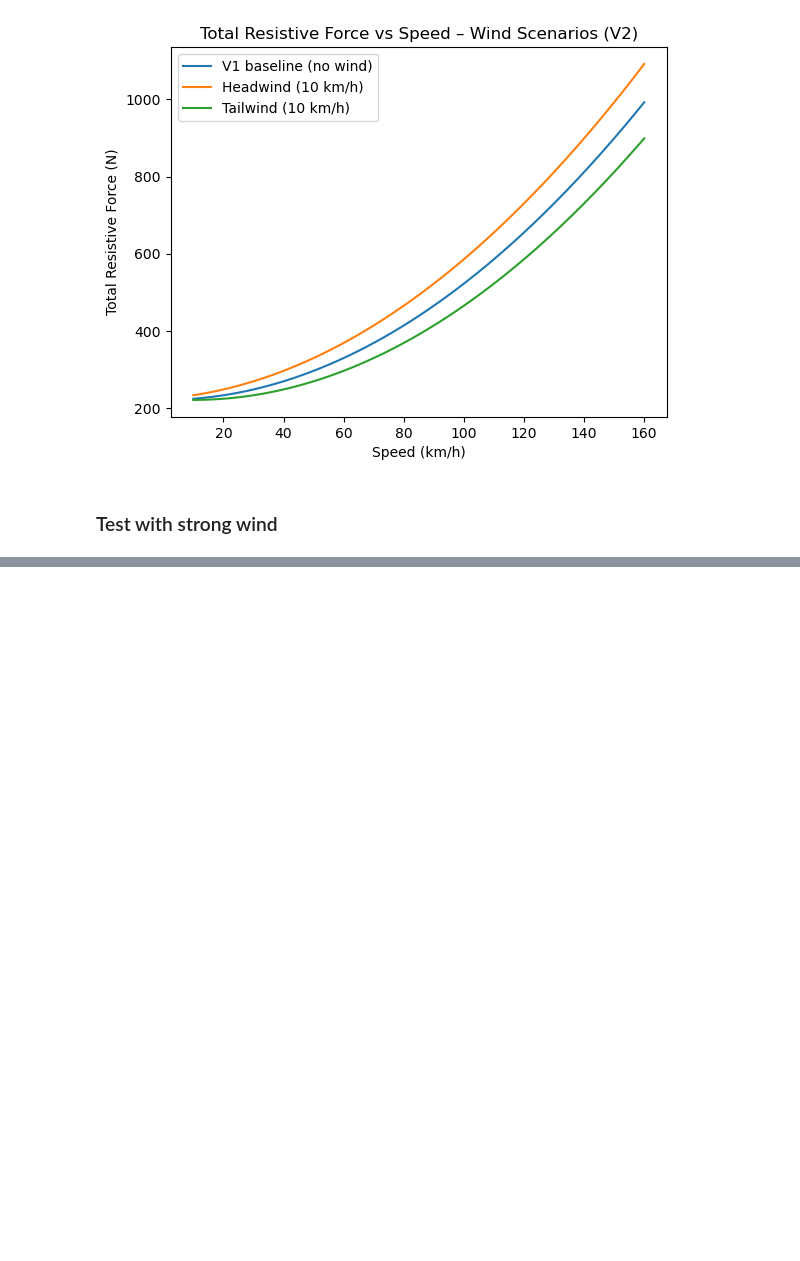
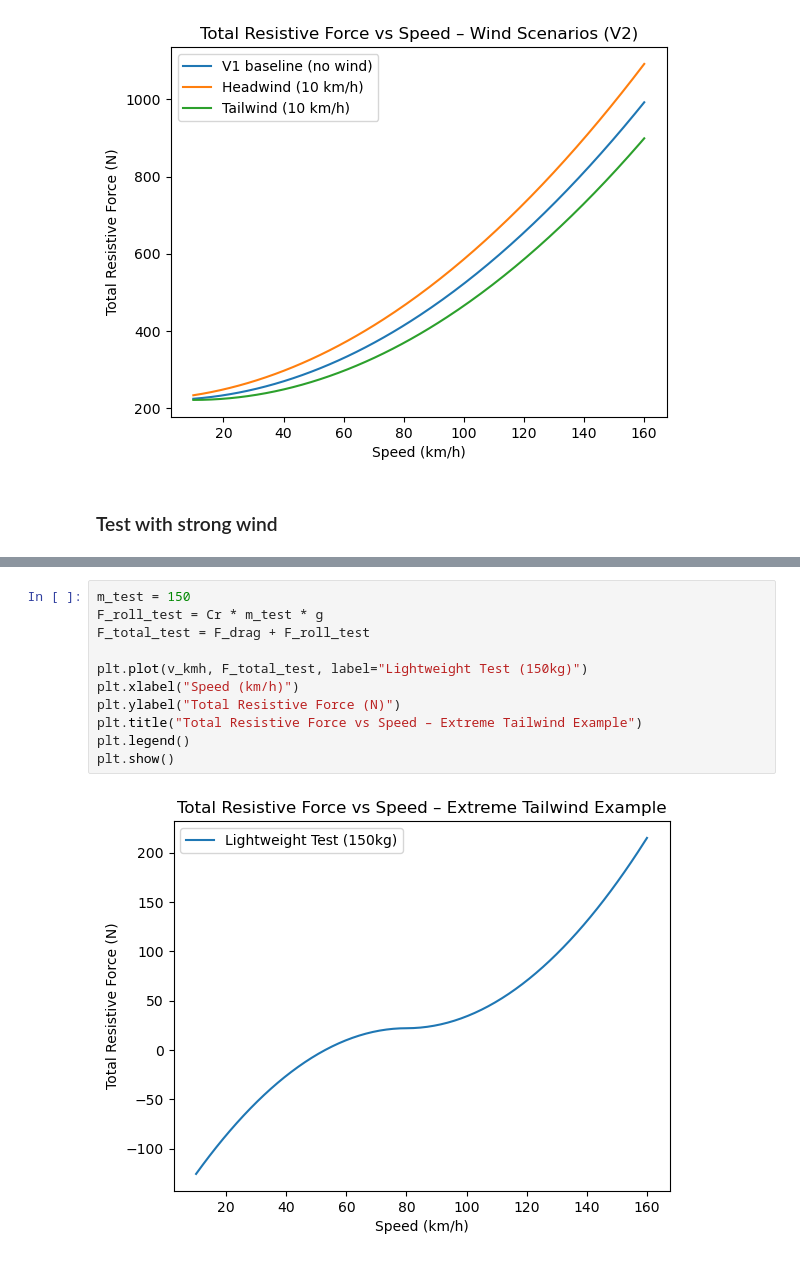
Before and after one commit to azashev/math-project, a Jupyter notebook: math_project.ipynb, the cells around one changed output, grey strips where cells are left out. Drawn from its saved outputs; the diff is of its cells as text; blank space fills up the shorter version.

```diff
--- a/math_project.ipynb
+++ b/math_project.ipynb
@@ -224,0 +269,13 @@ plt.show()
+# %%
+m_test = 150
+F_roll_test = Cr * m_test * g
+F_total_test = F_drag + F_roll_test
+
+plt.plot(v_kmh, F_total_test, label="Lightweight Test (150kg)")
+plt.xlabel("Speed (km/h)")
+plt.ylabel("Total Resistive Force (N)")
+plt.title("Total Resistive Force vs Speed – Extreme Tailwind Example")
+plt.legend()
+plt.show()
+# %% [output]
+[figure, added]
```
Also changed, not shown: parts of 13 cells of this notebook, 1 other file.
